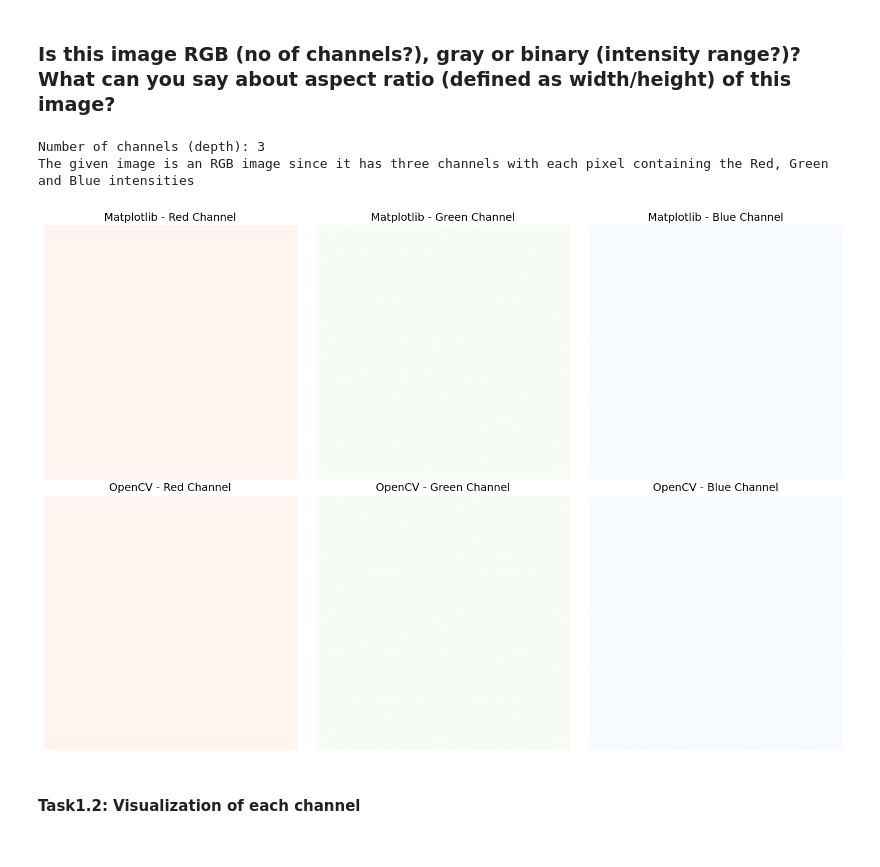
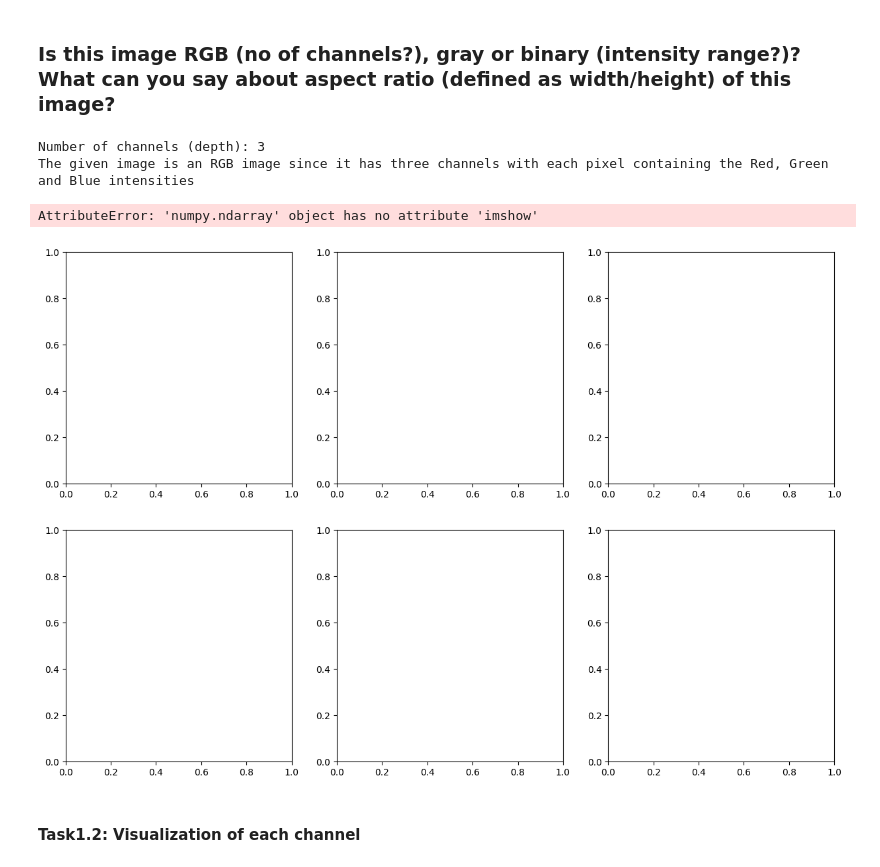
Before and after one commit to KaranKishoreD/firstrepo, a Jupyter notebook: Tutorials/Tutorial-1/Basics_of_Image_Processing_Tutorial_final.ipynb, the cells around one changed output. Cells and saved outputs as stored; diff of their text form; code cells hidden in the pictures.

```diff
--- a/Tutorials/Tutorial-1/Basics_of_Image_Processing_Tutorial_final.ipynb
+++ b/Tutorials/Tutorial-1/Basics_of_Image_Processing_Tutorial_final.ipynb
@@ -36,36 +36,27 @@ Number of channels (depth): 3
 # %% [markdown]
 ### Is this image RGB (no of channels?), gray or binary (intensity range?)? What can you say about aspect ratio (defined as width/height) of this image?
 # %%
-import cv2
-
 print(f"Number of channels (depth): {image.shape[2]}")
 print(f"The given image is an RGB image since it has three channels with each pixel containing the Red, Green and Blue intensities")
 
 fig, axes = plt.subplots(2, 3, figsize=(15, 10))
 
 channels = ['Red', 'Green', 'Blue']
 cmaps = ['Reds', 'Greens', 'Blues']
 
-cv_img = cv2.cvtColor(image, cv2.COLOR_BGR2RGB)
-
-for i, ax in enumerate(axes[0]):
+for i, ax in enumerate(axes):
     ax.imshow(image[:, :, i], cmap=cmaps[i])
     ax.set_title(f"Matplotlib - {channels[i]} Channel", fontsize=14)
-    ax.axis("off")
-
-# Plot OpenCV results (Bottom row)
-for i, ax in enumerate(axes[1]):
-    ax.imshow(cv_img[:, :, i], cmap=cmaps[i])
-    ax.set_title(f"OpenCV - {channels[i]} Channel", fontsize=14)
     ax.axis("off")
 
 # Adjust the layout for better spacing
 plt.tight_layout()
 plt.show()
 # %% [output]
 Number of channels (depth): 3
 The given image is an RGB image since it has three channels with each pixel containing the Red, Green and Blue intensities
+AttributeError: 'numpy.ndarray' object has no attribute 'imshow'
-[figure, old version]
+[figure, new version]
 # %% [markdown]
 #### Task1.2:  Visualization of each channel
 # %% [markdown]
```
